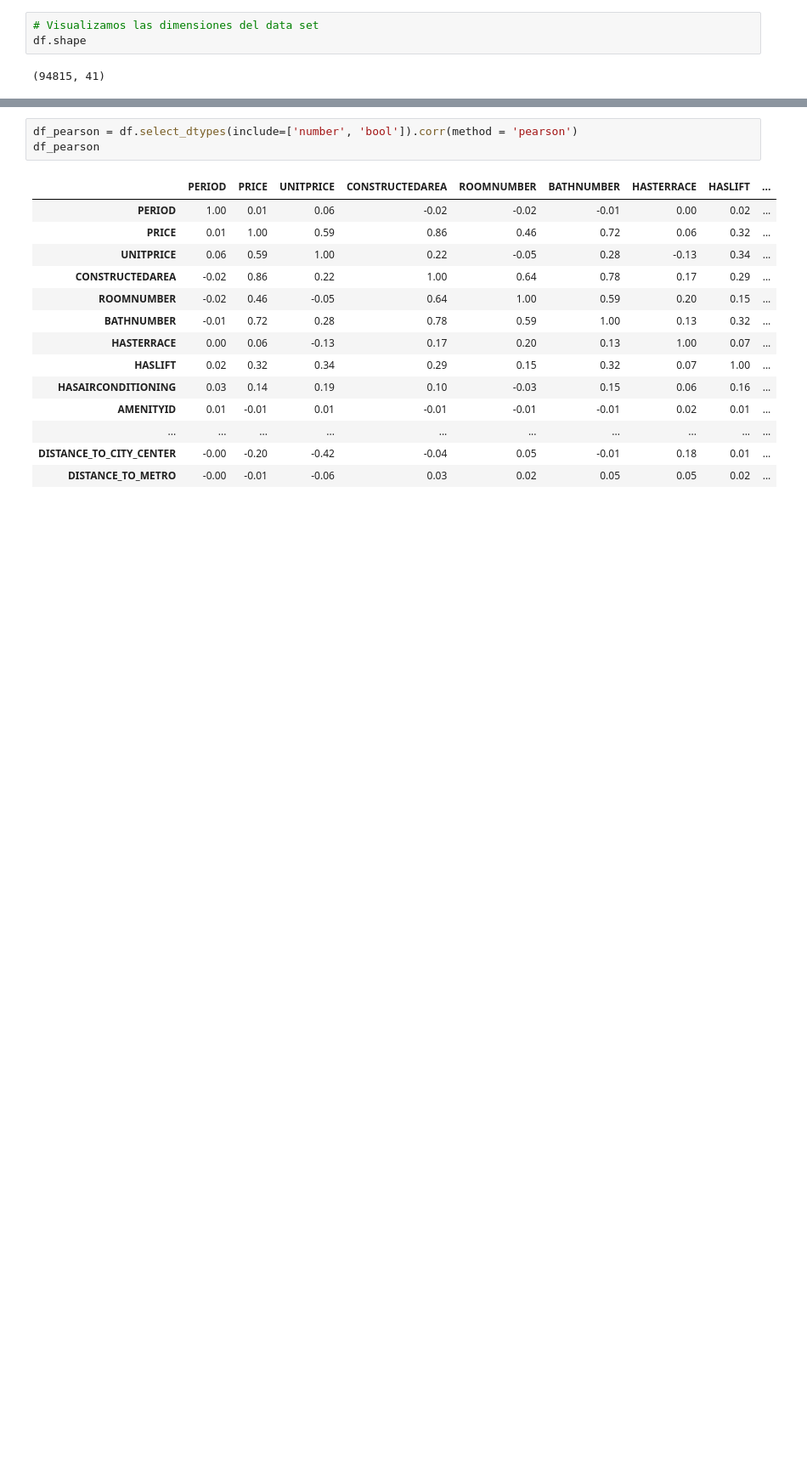
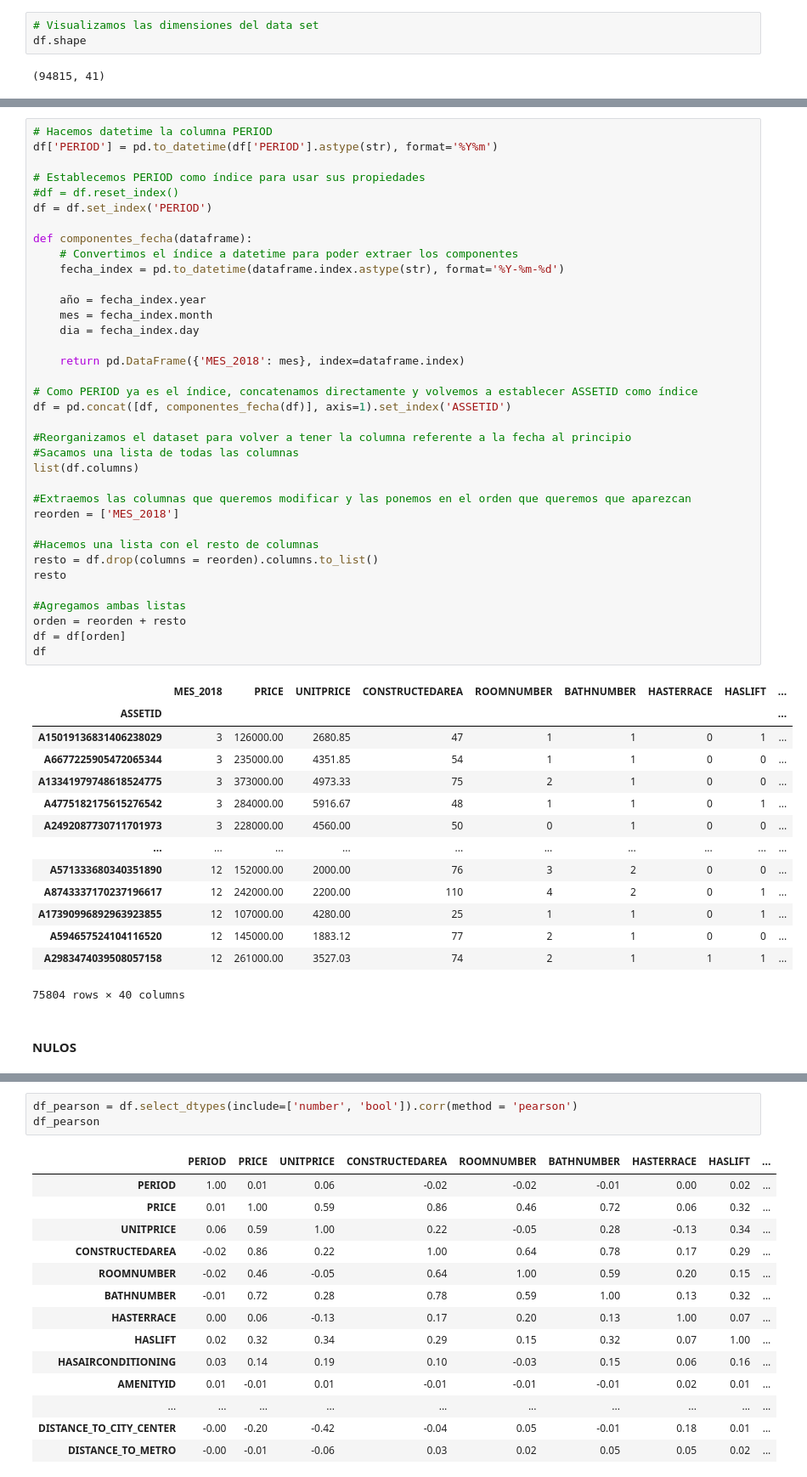
Before and after one commit to OscarFraile/EVOLVE, a Jupyter notebook: Raul_Navas_Estadistica/Notebooks/Practicas/Madrid_Sales.ipynb, the cells around one changed output, grey strips where cells are left out. Shown at 85% size. Drawn from its saved outputs; the diff is of its cells as text; blank space fills up the shorter version.

```diff
--- a/Raul_Navas_Estadistica/Notebooks/Practicas/Madrid_Sales.ipynb
+++ b/Raul_Navas_Estadistica/Notebooks/Practicas/Madrid_Sales.ipynb
@@ -127,0 +222,53 @@ df.head()
+# %%
+# Hacemos datetime la columna PERIOD
+df['PERIOD'] = pd.to_datetime(df['PERIOD'].astype(str), format='%Y%m')
+
+# Establecemos PERIOD como índice para usar sus propiedades
+#df = df.reset_index()
+df = df.set_index('PERIOD')
+
+def componentes_fecha(dataframe):
+    # Convertimos el índice a datetime para poder extraer los componentes
+    fecha_index = pd.to_datetime(dataframe.index.astype(str), format='%Y-%m-%d')
+
+    año = fecha_index.year
+    mes = fecha_index.month
+    dia = fecha_index.day
+
+    return pd.DataFrame({'MES_2018': mes}, index=dataframe.index)
+
+# Como PERIOD ya es el índice, concatenamos directamente y volvemos a establecer ASSETID como índice
+df = pd.concat([df, componentes_fecha(df)], axis=1).set_index('ASSETID')
+
+#Reorganizamos el dataset para volver a tener la columna referente a la fecha al principio
+#Sacamos una lista de todas las columnas
+list(df.columns)
+
+#Extraemos las columnas que queremos modificar y las ponemos en el orden que queremos que aparezcan
+reorden = ['MES_2018']
+
+#Hacemos una lista con el resto de columnas
+resto = df.drop(columns = reorden).columns.to_list()
+resto
+
+#Agregamos ambas listas
+orden = reorden + resto
+df = df[orden]
+df
+# %% [output]
+|  | MES_2018 | PRICE | UNITPRICE | CONSTRUCTEDAREA | ROOMNUMBER | BATHNUMBER | HASTERRACE | HASLIFT | ... |
+| ASSETID |  |  |  |  |  |  |  |  | ... |
+| A15019136831406238029 | 3 | 126000.00 | 2680.85 | 47 | 1 | 1 | 0 | 1 | ... |
+| A6677225905472065344 | 3 | 235000.00 | 4351.85 | 54 | 1 | 1 | 0 | 0 | ... |
+| A13341979748618524775 | 3 | 373000.00 | 4973.33 | 75 | 2 | 1 | 0 | 0 | ... |
+| A4775182175615276542 | 3 | 284000.00 | 5916.67 | 48 | 1 | 1 | 0 | 1 | ... |
+| A2492087730711701973 | 3 | 228000.00 | 4560.00 | 50 | 0 | 1 | 0 | 0 | ... |
+| ... | ... | ... | ... | ... | ... | ... | ... | ... | ... |
+| A571333680340351890 | 12 | 152000.00 | 2000.00 | 76 | 3 | 2 | 0 | 0 | ... |
+| A8743337170237196617 | 12 | 242000.00 | 2200.00 | 110 | 4 | 2 | 0 | 1 | ... |
+| A17390996892963923855 | 12 | 107000.00 | 4280.00 | 25 | 1 | 1 | 0 | 1 | ... |
+| A594657524104116520 | 12 | 145000.00 | 1883.12 | 77 | 2 | 1 | 0 | 0 | ... |
+| A2983474039508057158 | 12 | 261000.00 | 3527.03 | 74 | 2 | 1 | 1 | 1 | ... |
+75804 rows × 40 columns
+# %% [markdown]
+#### NULOS
```
Also changed, not shown: parts of 28 cells of this notebook, 2 other files.
